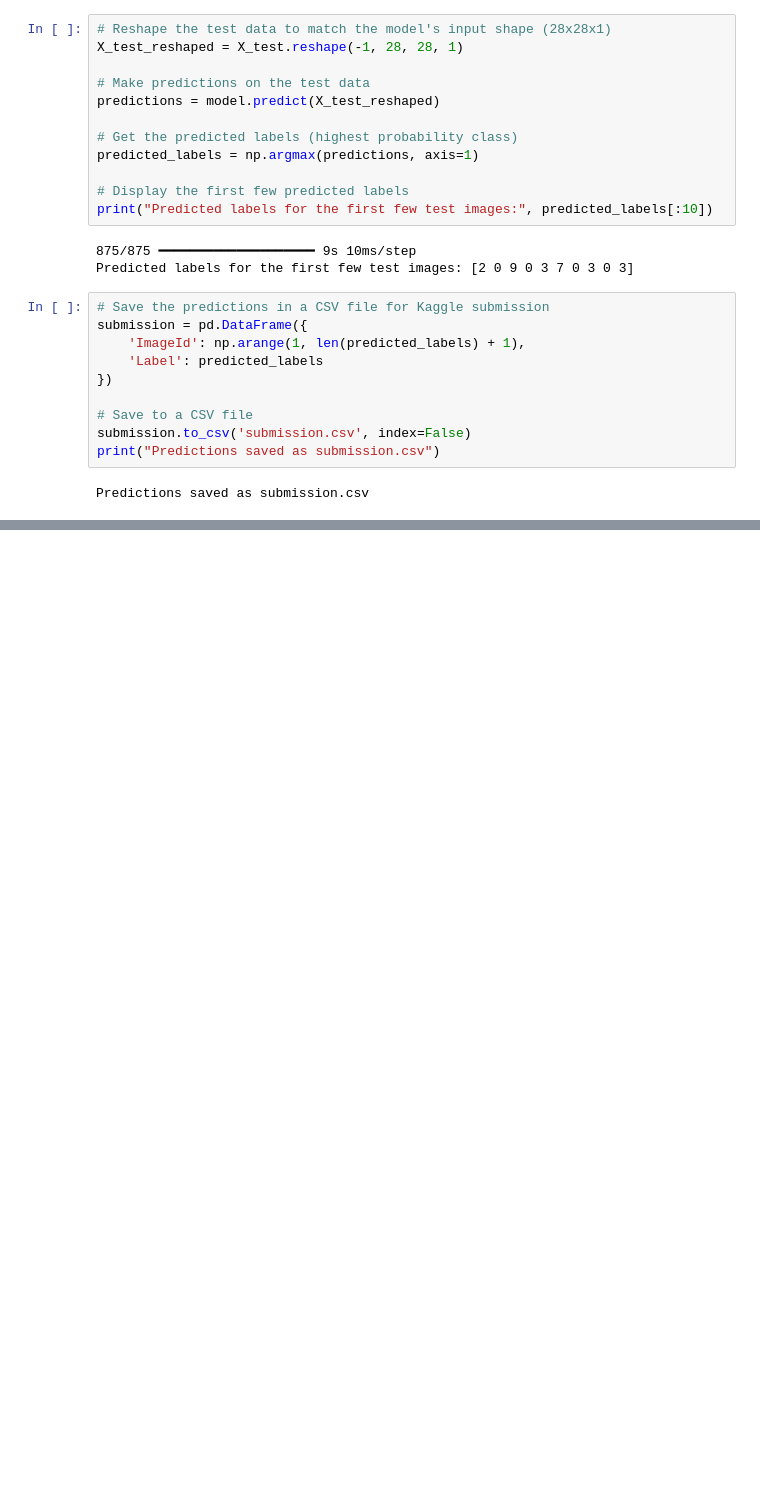
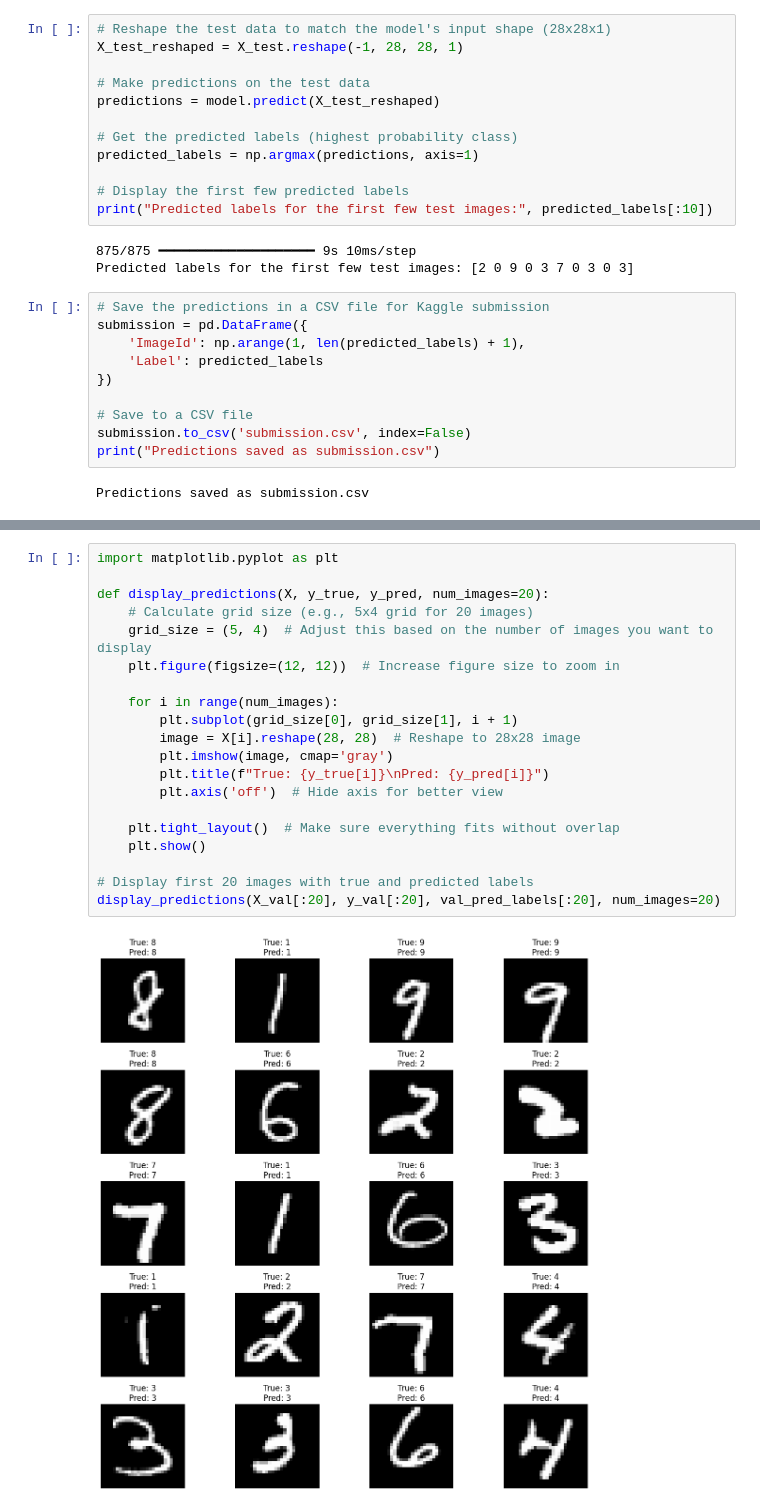
Before and after one commit to Azmain173/Digit-Recognizer, a Jupyter notebook: Digit_Recognizer_ipynb.ipynb, the cells around one changed output, grey strips where cells are left out. Saved outputs shown, nothing was run; the diff lists cells and outputs as text; blank space fills up the shorter version.

```diff
--- a/Digit_Recognizer_ipynb.ipynb
+++ b/Digit_Recognizer_ipynb.ipynb
@@ -239,0 +301,22 @@ Predictions saved as submission.csv
+# %%
+import matplotlib.pyplot as plt
+
+def display_predictions(X, y_true, y_pred, num_images=20):
+    # Calculate grid size (e.g., 5x4 grid for 20 images)
+    grid_size = (5, 4)  # Adjust this based on the number of images you want to display
+    plt.figure(figsize=(12, 12))  # Increase figure size to zoom in
+
+    for i in range(num_images):
+        plt.subplot(grid_size[0], grid_size[1], i + 1)
+        image = X[i].reshape(28, 28)  # Reshape to 28x28 image
+        plt.imshow(image, cmap='gray')
+        plt.title(f"True: {y_true[i]}\nPred: {y_pred[i]}")
+        plt.axis('off')  # Hide axis for better view
+
+    plt.tight_layout()  # Make sure everything fits without overlap
+    plt.show()
+
+# Display first 20 images with true and predicted labels
+display_predictions(X_val[:20], y_val[:20], val_pred_labels[:20], num_images=20)
+# %% [output]
+[figure, added]
```
Also changed, not shown: parts of 5 cells of this notebook.
